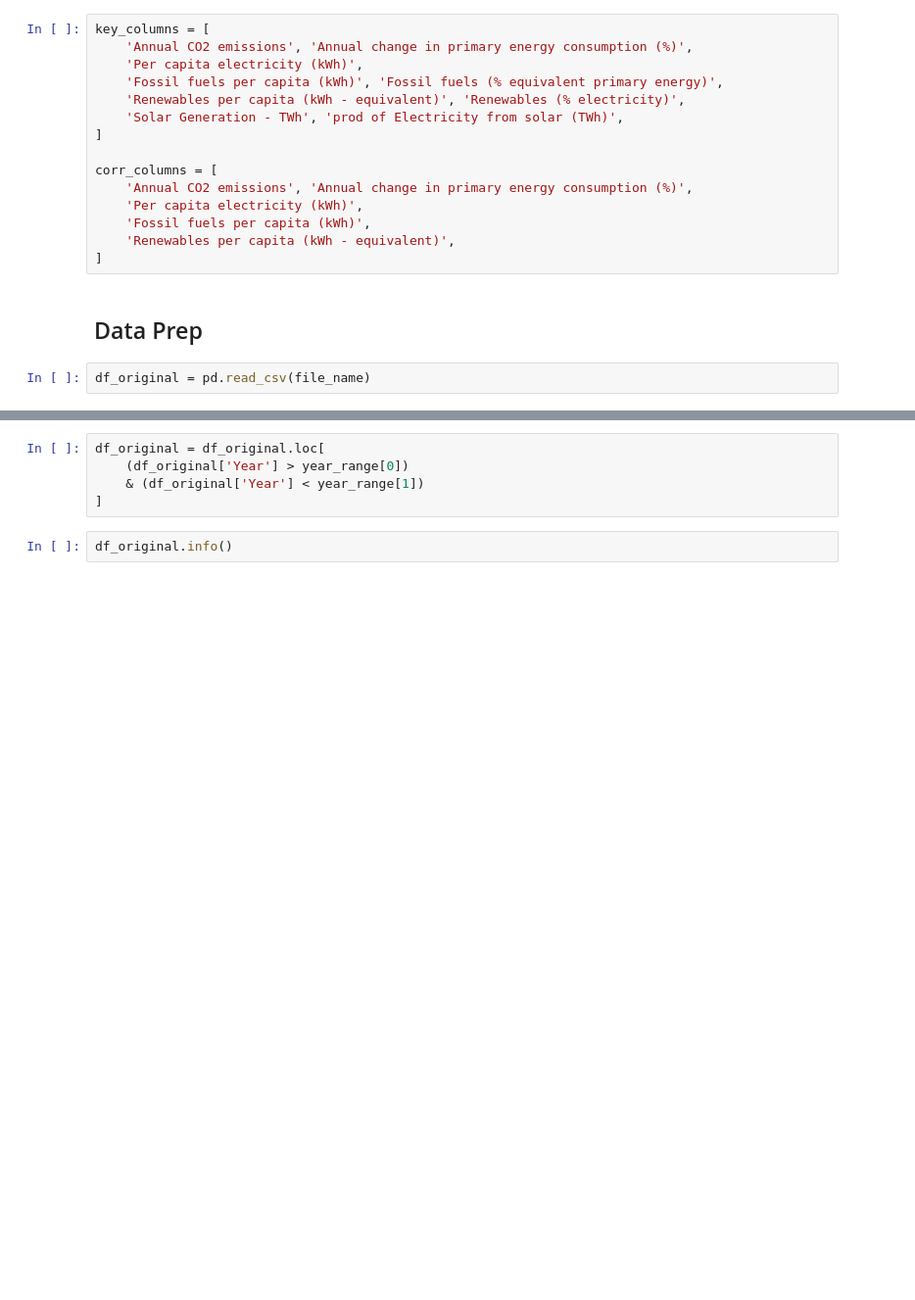
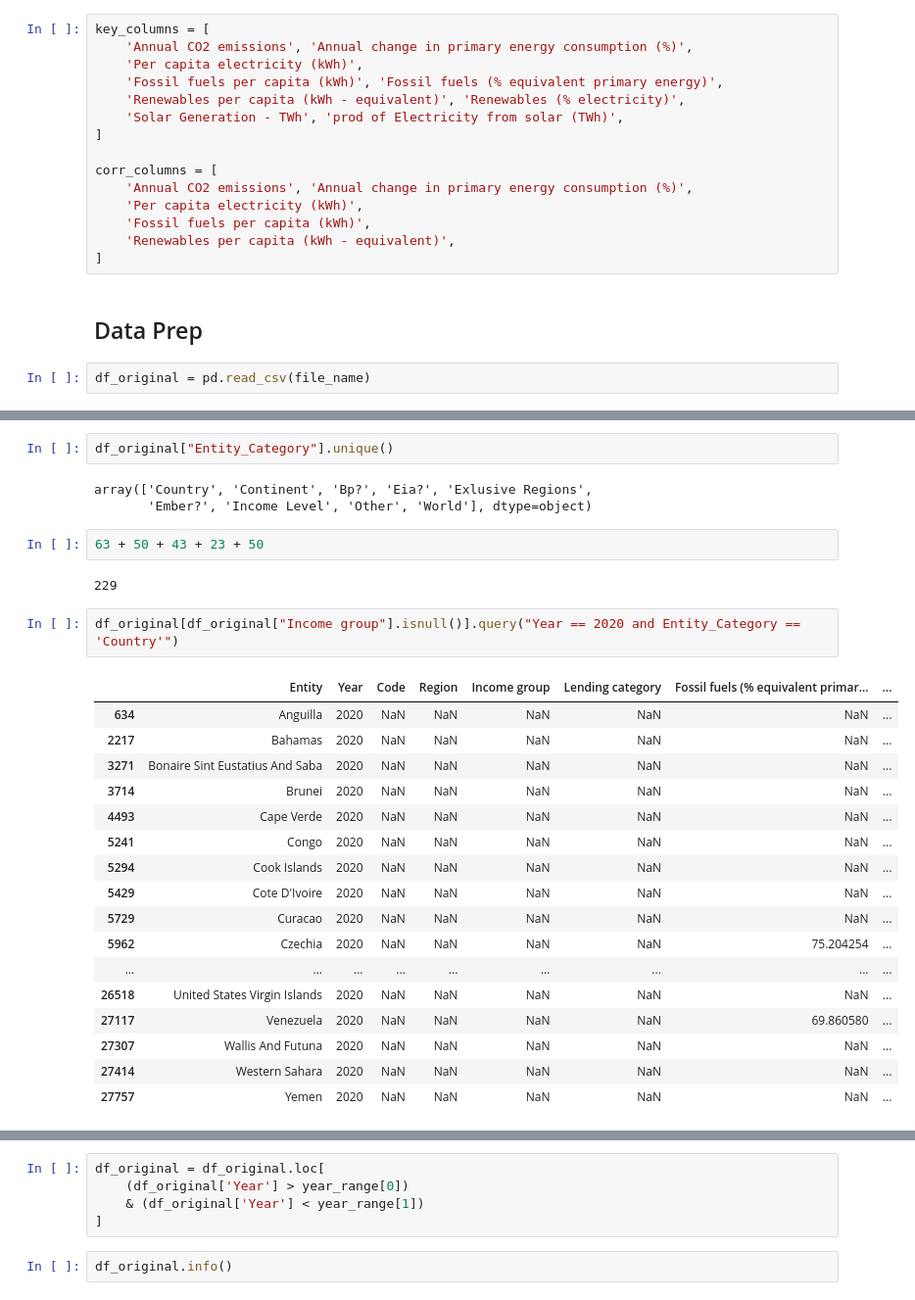
Before and after one commit to Etisaal-Intelligence/global_yearly_metrics_visualizer, a Jupyter notebook: 2_viz_notebooks/V2_map_viz.ipynb, the cells around one changed output, grey strips where cells are left out. Shown at 98% size. Saved outputs shown, nothing was run; the diff lists cells and outputs as text; blank space fills up the shorter version.

```diff
--- a/2_viz_notebooks/V2_map_viz.ipynb
+++ b/2_viz_notebooks/V2_map_viz.ipynb
@@ -82,0 +126,29 @@ df_original = pd.read_csv(file_name)
+# %%
+df_original["Entity_Category"].unique()
+# %% [output]
+array(['Country', 'Continent', 'Bp?', 'Eia?', 'Exlusive Regions',
+       'Ember?', 'Income Level', 'Other', 'World'], dtype=object)
+# %%
+63 + 50 + 43 + 23 + 50
+# %% [output]
+229
+# %%
+df_original[df_original["Income group"].isnull()].query("Year == 2020 and Entity_Category == 'Country'")
+# %% [output]
+|  | Entity | Year | Code | Region | Income group | Lending category | Fossil fuels (% equivalent primar... | ... |
+| 634 | Anguilla | 2020 | NaN | NaN | NaN | NaN | NaN | ... |
+| 2217 | Bahamas | 2020 | NaN | NaN | NaN | NaN | NaN | ... |
+| 3271 | Bonaire Sint Eustatius And Saba | 2020 | NaN | NaN | NaN | NaN | NaN | ... |
+| 3714 | Brunei | 2020 | NaN | NaN | NaN | NaN | NaN | ... |
+| 4493 | Cape Verde | 2020 | NaN | NaN | NaN | NaN | NaN | ... |
+| 5241 | Congo | 2020 | NaN | NaN | NaN | NaN | NaN | ... |
+| 5294 | Cook Islands | 2020 | NaN | NaN | NaN | NaN | NaN | ... |
+| 5429 | Cote D'Ivoire | 2020 | NaN | NaN | NaN | NaN | NaN | ... |
+| 5729 | Curacao | 2020 | NaN | NaN | NaN | NaN | NaN | ... |
+| 5962 | Czechia | 2020 | NaN | NaN | NaN | NaN | 75.204254 | ... |
+| ... | ... | ... | ... | ... | ... | ... | ... | ... |
+| 26518 | United States Virgin Islands | 2020 | NaN | NaN | NaN | NaN | NaN | ... |
+| 27117 | Venezuela | 2020 | NaN | NaN | NaN | NaN | 69.860580 | ... |
+| 27307 | Wallis And Futuna | 2020 | NaN | NaN | NaN | NaN | NaN | ... |
+| 27414 | Western Sahara | 2020 | NaN | NaN | NaN | NaN | NaN | ... |
+| 27757 | Yemen | 2020 | NaN | NaN | NaN | NaN | NaN | ... |
```
Also changed, not shown: parts of 21 cells of this notebook.
